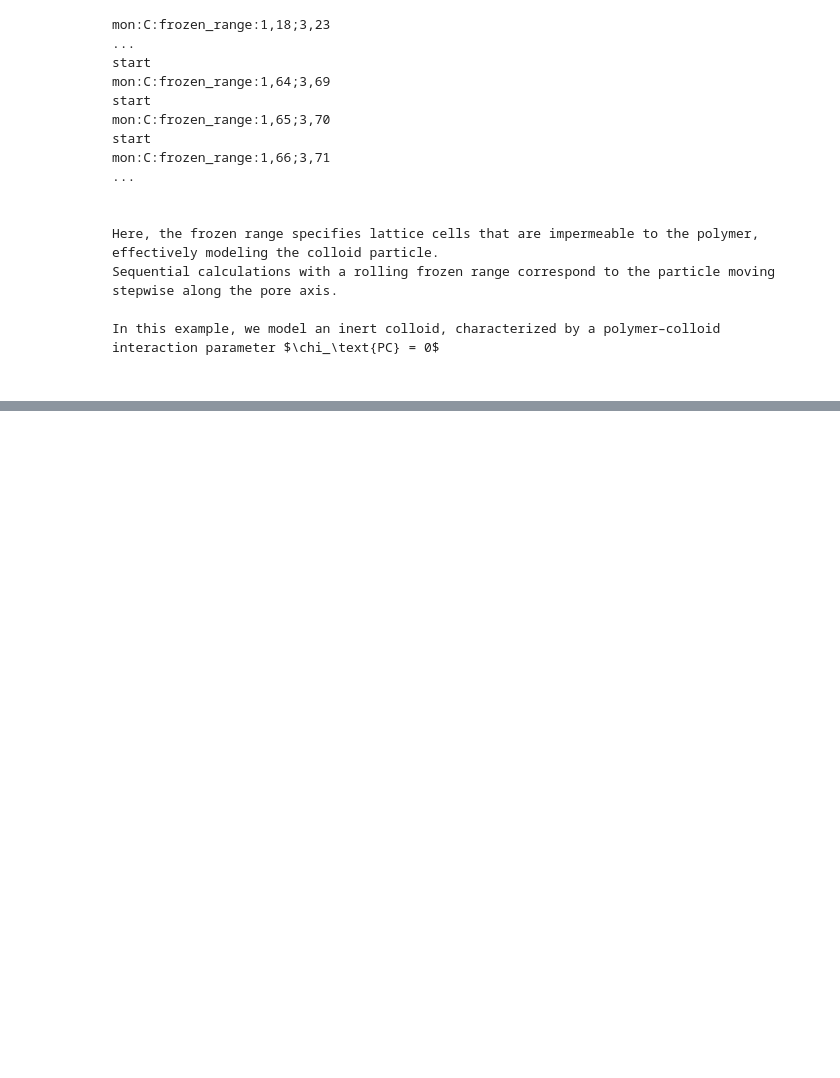
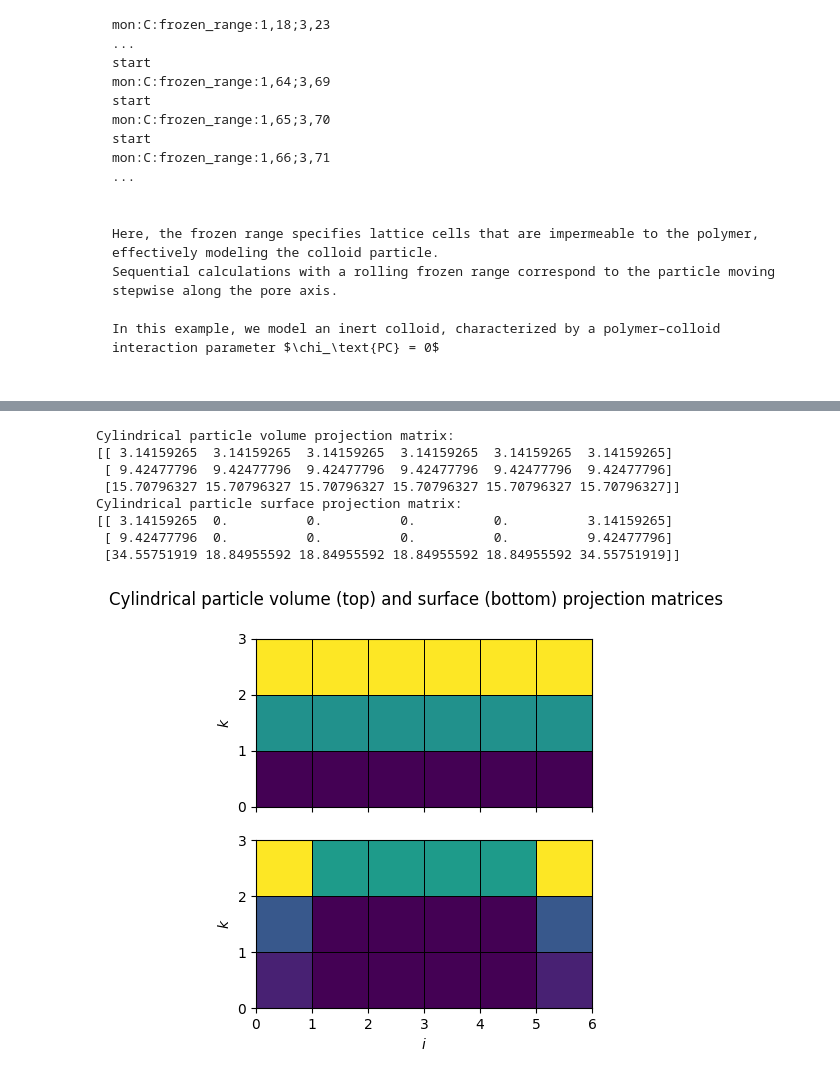
Before and after one commit to miklakt/diffusion_polymer_mesopores, a Jupyter notebook: main.ipynb, the cells around one changed output, grey strips where cells are left out. Cells and saved outputs as stored; diff of their text form; code cells hidden in the pictures; blank space fills up the shorter version.

```diff
--- a/main.ipynb
+++ b/main.ipynb
@@ -138,0 +167,50 @@ In this example, we model an inert colloid, characterized by a polymer–colloid
+# %%
+def cylinder_r0_kernel(radius:int, height:int = None):
+    if height is None:
+        height = radius*2
+    r = np.arange(radius)
+    volume_r = np.pi*(2*r+1)
+    volume = np.tile(volume_r, (height,1)).T
+    surface = np.zeros_like(volume)
+
+    surface[:, 0] = surface[:,-1] = volume_r
+    surface[-1,:] =surface[-1,:] + 2*np.pi*radius
+    return volume, surface
+
+volume, surface = cylinder_r0_kernel(3, 6)
+print("Cylindrical particle volume projection matrix:")
+print(volume)
+print("Cylindrical particle surface projection matrix:")
+print(surface)
+
+fig, ax = plt.subplots(nrows = 2, sharex = True)
+# fig.set_size_inches(4.5,5)
+ax[0].pcolormesh(volume, edgecolor = "black", linewidth = 0.7)
+ax[1].pcolormesh(surface, edgecolor = "black", linewidth = 0.7)
+ax[1].set_xticks(np.arange(0,7, 1))
+ax[0].set_yticks(np.arange(0,4, 1))
+ax[1].set_yticks(np.arange(0,4, 1))
+ax[1].set_xlim(0,6)
+ax[0].set_ylim(-0,3)
+ax[1].set_ylim(-0,3)
+ax[0].set_yticks(np.arange(0,4, 1))
+ax[1].set_yticks(np.arange(0,4, 1))
+ax[1].set_xlabel("$i$")
+ax[0].set_ylabel("$k$")
+ax[1].set_ylabel("$k$")
+
+ax[0].set_aspect("equal", adjustable="box")
+ax[1].set_aspect("equal", adjustable="box")
+
+fig.suptitle("Cylindrical particle volume (top) and surface (bottom) projection matrices")
+pass # to suppress matplotlib output
+# %% [output]
+Cylindrical particle volume projection matrix:
+[[ 3.14159265  3.14159265  3.14159265  3.14159265  3.14159265  3.14159265]
+ [ 9.42477796  9.42477796  9.42477796  9.42477796  9.42477796  9.42477796]
+ [15.70796327 15.70796327 15.70796327 15.70796327 15.70796327 15.70796327]]
+Cylindrical particle surface projection matrix:
+[[ 3.14159265  0.          0.          0.          0.          3.14159265]
+ [ 9.42477796  0.          0.          0.          0.          9.42477796]
+ [34.55751919 18.84955592 18.84955592 18.84955592 18.84955592 34.55751919]]
+[figure, added]
```
Also changed, not shown: parts of 5 cells of this notebook.
